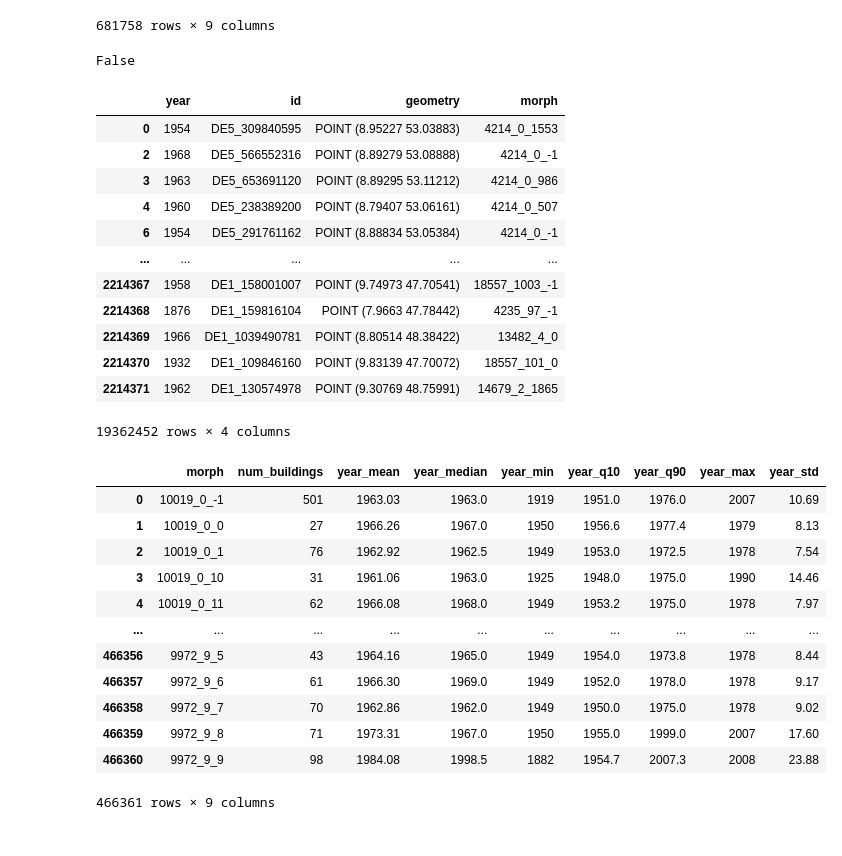
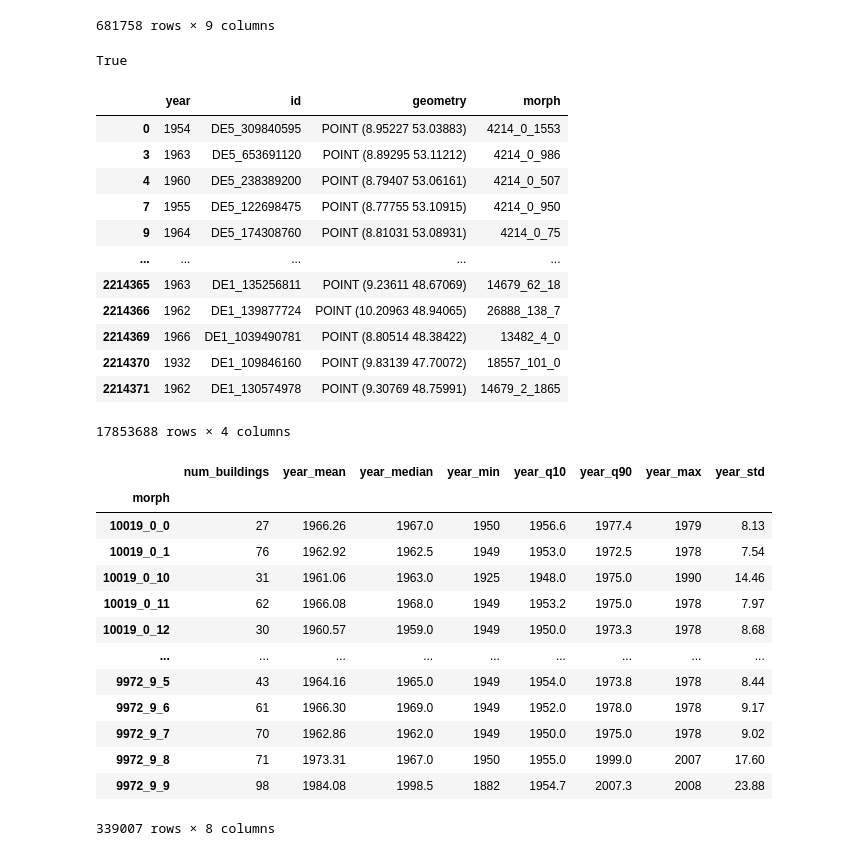
Before and after one commit to uscuni/evolution, a Jupyter notebook: code/join_age_morphotpes.ipynb, the cells around one changed output. Cells and saved outputs as stored; diff of their text form; code cells hidden in the pictures.

```diff
--- a/code/join_age_morphotpes.ipynb
+++ b/code/join_age_morphotpes.ipynb
@@ -103,53 +103,56 @@ morphotopes
 | 51289_8441_-1 | MULTIPOLYGON (((13.32265 48.32255... | True | 2 | 4 | 7 | 13 | 20 | ... |
 681758 rows × 9 columns
 # %%
-morphotopes.index.is_unique
+morphotopes_no_noise = morphotopes[~morphotopes.initially_noise]
-# %% [output]
-False
+# %%
+morphotopes_no_noise.index.is_unique
+# %% [output]
+True
 # %%
-joined_morphotopes = gdf.sjoin(morphotopes[["geometry"]],predicate="within")
+joined_morphotopes = gdf.sjoin(morphotopes_no_noise[["geometry"]], predicate="within")
 joined_morphotopes
 # %% [output]
 |  | year | id | geometry | morph |
 | 0 | 1954 | DE5_309840595 | POINT (8.95227 53.03883) | 4214_0_1553 |
-| 2 | 1968 | DE5_566552316 | POINT (8.89279 53.08888) | 4214_0_-1 |
 | 3 | 1963 | DE5_653691120 | POINT (8.89295 53.11212) | 4214_0_986 |
 | 4 | 1960 | DE5_238389200 | POINT (8.79407 53.06161) | 4214_0_507 |
-| 6 | 1954 | DE5_291761162 | POINT (8.88834 53.05384) | 4214_0_-1 |
+| 7 | 1955 | DE5_122698475 | POINT (8.77755 53.10915) | 4214_0_950 |
+| 9 | 1964 | DE5_174308760 | POINT (8.81031 53.08931) | 4214_0_75 |
 | ... | ... | ... | ... | ... |
-| 2214367 | 1958 | DE1_158001007 | POINT (9.74973 47.70541) | 18557_1003_-1 |
-| 2214368 | 1876 | DE1_159816104 | POINT (7.9663 47.78442) | 4235_97_-1 |
+| 2214365 | 1963 | DE1_135256811 | POINT (9.23611 48.67069) | 14679_62_18 |
+| 2214366 | 1962 | DE1_139877724 | POINT (10.20963 48.94065) | 26888_138_7 |
 | 2214369 | 1966 | DE1_1039490781 | POINT (8.80514 48.38422) | 13482_4_0 |
 | 2214370 | 1932 | DE1_109846160 | POINT (9.83139 47.70072) | 18557_101_0 |
 | 2214371 | 1962 | DE1_130574978 | POINT (9.30769 48.75991) | 14679_2_1865 |
-19362452 rows × 4 columns
+17853688 rows × 4 columns
 # %%
 grouped = joined_morphotopes.groupby("morph")
 # %%
 grouped_stats = grouped.agg(
     num_buildings=('year', 'count'),  # <-- total number of buildings (rows)
 
     year_mean=('year', 'mean'),
     year_median=('year', 'median'),
     year_min=('year', 'min'),
     year_q10=('year', lambda x: x.quantile(0.1)),
     year_q90=('year', lambda x: x.quantile(0.9)),
     year_max=('year', 'max'),
     year_std=('year', 'std'),
 
-).round(2).reset_index()
+).round(2)
 grouped_stats
 # %% [output]
-|  | morph | num_buildings | year_mean | year_median | year_min | year_q10 | year_q90 | year_max | year_std |
-| 0 | 10019_0_-1 | 501 | 1963.03 | 1963.0 | 1919 | 1951.0 | 1976.0 | 2007 | 10.69 |
-| 1 | 10019_0_0 | 27 | 1966.26 | 1967.0 | 1950 | 1956.6 | 1977.4 | 1979 | 8.13 |
-| 2 | 10019_0_1 | 76 | 1962.92 | 1962.5 | 1949 | 1953.0 | 1972.5 | 1978 | 7.54 |
-| 3 | 10019_0_10 | 31 | 1961.06 | 1963.0 | 1925 | 1948.0 | 1975.0 | 1990 | 14.46 |
-| 4 | 10019_0_11 | 62 | 1966.08 | 1968.0 | 1949 | 1953.2 | 1975.0 | 1978 | 7.97 |
-| ... | ... | ... | ... | ... | ... | ... | ... | ... | ... |
-| 466356 | 9972_9_5 | 43 | 1964.16 | 1965.0 | 1949 | 1954.0 | 1973.8 | 1978 | 8.44 |
-| 466357 | 9972_9_6 | 61 | 1966.30 | 1969.0 | 1949 | 1952.0 | 1978.0 | 1978 | 9.17 |
-| 466358 | 9972_9_7 | 70 | 1962.86 | 1962.0 | 1949 | 1950.0 | 1975.0 | 1978 | 9.02 |
-| 466359 | 9972_9_8 | 71 | 1973.31 | 1967.0 | 1950 | 1955.0 | 1999.0 | 2007 | 17.60 |
-| 466360 | 9972_9_9 | 98 | 1984.08 | 1998.5 | 1882 | 1954.7 | 2007.3 | 2008 | 23.88 |
+|  | num_buildings | year_mean | year_median | year_min | year_q10 | year_q90 | year_max | year_std |
+| morph |  |  |  |  |  |  |  |  |
+| 10019_0_0 | 27 | 1966.26 | 1967.0 | 1950 | 1956.6 | 1977.4 | 1979 | 8.13 |
+| 10019_0_1 | 76 | 1962.92 | 1962.5 | 1949 | 1953.0 | 1972.5 | 1978 | 7.54 |
+| 10019_0_10 | 31 | 1961.06 | 1963.0 | 1925 | 1948.0 | 1975.0 | 1990 | 14.46 |
+| 10019_0_11 | 62 | 1966.08 | 1968.0 | 1949 | 1953.2 | 1975.0 | 1978 | 7.97 |
+| 10019_0_12 | 30 | 1960.57 | 1959.0 | 1949 | 1950.0 | 1973.3 | 1978 | 8.68 |
+| ... | ... | ... | ... | ... | ... | ... | ... | ... |
+| 9972_9_5 | 43 | 1964.16 | 1965.0 | 1949 | 1954.0 | 1973.8 | 1978 | 8.44 |
+| 9972_9_6 | 61 | 1966.30 | 1969.0 | 1949 | 1952.0 | 1978.0 | 1978 | 9.17 |
+| 9972_9_7 | 70 | 1962.86 | 1962.0 | 1949 | 1950.0 | 1975.0 | 1978 | 9.02 |
+| 9972_9_8 | 71 | 1973.31 | 1967.0 | 1950 | 1955.0 | 1999.0 | 2007 | 17.60 |
+| 9972_9_9 | 98 | 1984.08 | 1998.5 | 1882 | 1954.7 | 2007.3 | 2008 | 23.88 |
-466361 rows × 9 columns
+339007 rows × 8 columns
```
Also changed, not shown: parts of 5 cells of this notebook.
